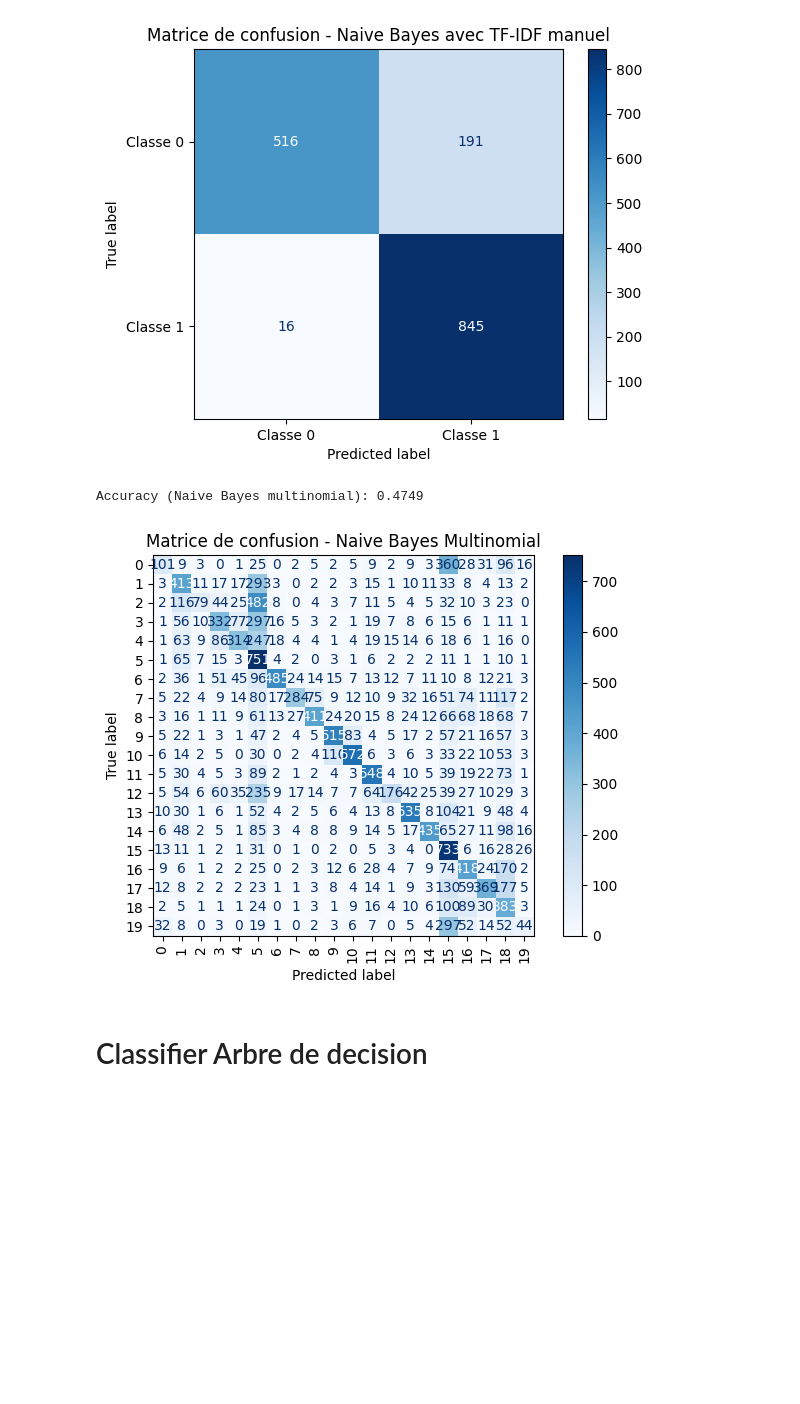
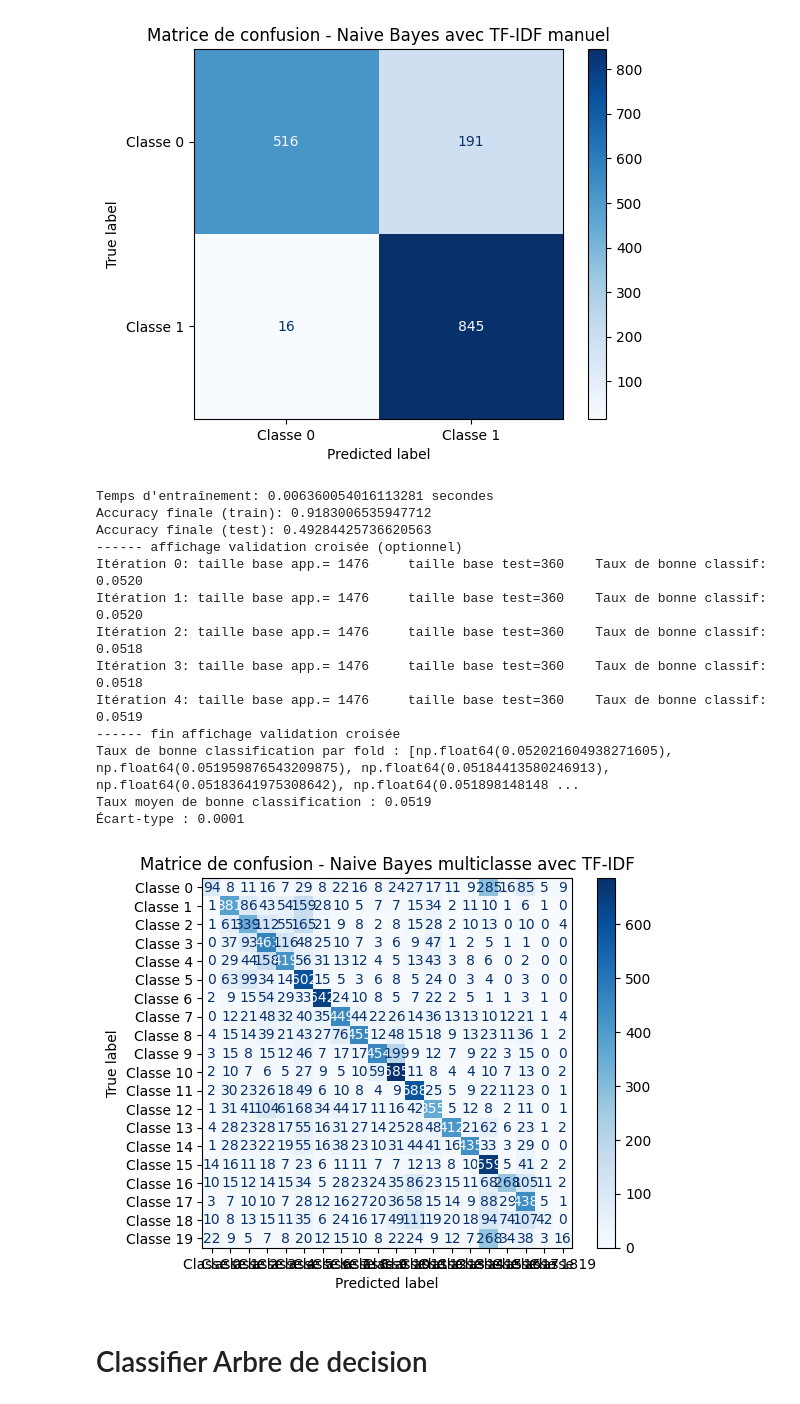
Before and after one commit to Antoine1903/Projets_Sorbonne_Universite, a Jupyter notebook: LU3IN026/miniprojet/projet-Zhang_Lecomte.ipynb, the cells around one changed output. Saved outputs shown, nothing was run; the diff lists cells and outputs as text; code cells hidden in the pictures; blank space fills up the shorter version.

```diff
--- a/LU3IN026/miniprojet/projet-Zhang_Lecomte.ipynb
+++ b/LU3IN026/miniprojet/projet-Zhang_Lecomte.ipynb
@@ -3871,36 +3871,70 @@ Taux moyen de bonne classification : 0.5194
 [figure]
 # %%
 # ======================================================
-# Classification multi-classes avec Naive Bayes
+# Classification multiclasse avec TF-IDF avec Naive Bayes - Version 4
 # ======================================================
 
-# Initialisation du classifieur
-nb = classif.ClassifierNaiveBayesMultinomial(input_dimension=len(index_mots), alpha=1.0)
+# Extraction des textes tokenisés et des labels
+texts_tokenized_train = df_train["les_mots"].tolist()
+texts_tokenized_test = df_test["les_mots"].tolist()
+
+y_train_multi = df_train['target'].values
+y_test_multi = df_test['target'].values
+
+# Vectorisation TF-IDF manuelle (avec la fonction fournie)
+X_train_tfidf, vocab_index = bag_of_words_tfidf_manual(texts_tokenized_train, index_mots)
+X_test_tfidf, _ = bag_of_words_tfidf_manual(texts_tokenized_test, index_mots)
+
+# Initialisation du classifieur binaire et du classifieur multi-classe
+cl_bin = classif.ClassifierNaiveBayesMultinomialBinary(input_dimension=len(index_mots), alpha=1.0)
+nb_classifier_multi = classif.ClassifierMultiOAA(cl_bin)
 
 # Entraînement
-nb.train(df_train, index_mots)
+start = time.time()
+nb_classifier_multi.train(X_train_tfidf, y_train_multi)
+end = time.time()
+print("Temps d'entraînement:", end - start, "secondes")
 
-# Prédiction
-y_test = df_test['target'].values
-X_test = df_test['les_mots'].tolist()
+# Prédictions
+y_train_pred = nb_classifier_multi.predict(X_train_tfidf)
+y_test_pred = nb_classifier_multi.predict(X_test_tfidf)
 
-y_pred = [nb.predict(mots) for mots in X_test]
+# Calcul des précisions
+train_acc = (y_train_pred == y_train_multi).mean()
+test_acc = (y_test_pred == y_test_multi).mean()
+print("Accuracy finale (train):", train_acc)
+print("Accuracy finale (test):", test_acc)
 
-# Évaluation
-accuracy = np.mean(y_pred == y_test)
-print(f"Accuracy (Naive Bayes multinomial): {accuracy:.4f}")
+# Validation croisée 5 folds sur l’ensemble d'entraînement multiclasse
+nb_folds = 5
+perf_fold, moyenne, ecart_type = ev.validation_croisee(nb_classifier_multi, (X_train_tfidf, y_train_multi), nb_folds)
 
-# Matrice de confusion
-cm = confusion_matrix(y_test, y_pred)
-disp = ConfusionMatrixDisplay(confusion_matrix=cm)
-disp.plot(cmap="Blues", xticks_rotation=90)
-plt.title("Matrice de confusion - Naive Bayes Multinomial")
-plt.grid(False)
-plt.tight_layout()
+print(f"Taux de bonne classification par fold : {perf_fold}")
+print(f"Taux moyen de bonne classification : {moyenne:.4f}")
+print(f"Écart-type : {ecart_type:.4f}")
+
+# Visualisation de la matrice de confusion
+classes_uniques = np.unique(y_test_multi)
+cm = confusion_matrix(y_test_multi, y_test_pred, labels=classes_uniques)
+disp = ConfusionMatrixDisplay(confusion_matrix=cm, display_labels=[f"Classe {c}" for c in classes_uniques])
+disp.plot(cmap='Blues')
+plt.title("Matrice de confusion - Naive Bayes multiclasse avec TF-IDF")
 plt.show()
 # %% [output]
-Accuracy (Naive Bayes multinomial): 0.4749
+Temps d'entraînement: 0.006360054016113281 secondes
+Accuracy finale (train): 0.9183006535947712
+Accuracy finale (test): 0.49284425736620563
+------ affichage validation croisée (optionnel)
+Itération 0: taille base app.= 1476     taille base test=360    Taux de bonne classif: 0.0520
+Itération 1: taille base app.= 1476     taille base test=360    Taux de bonne classif: 0.0520
+Itération 2: taille base app.= 1476     taille base test=360    Taux de bonne classif: 0.0518
+Itération 3: taille base app.= 1476     taille base test=360    Taux de bonne classif: 0.0518
+Itération 4: taille base app.= 1476     taille base test=360    Taux de bonne classif: 0.0519
+------ fin affichage validation croisée
+Taux de bonne classification par fold : [np.float64(0.052021604938271605), np.float64(0.051959876543209875), np.float64(0.05184413580246913), np.float64(0.05183641975308642), np.float64(0.051898148148 ...
+Taux moyen de bonne classification : 0.0519
+Écart-type : 0.0001
-[figure, old version]
+[figure, new version]
 # %% [markdown]
 # Classifier Arbre de decision
 # %%
```
